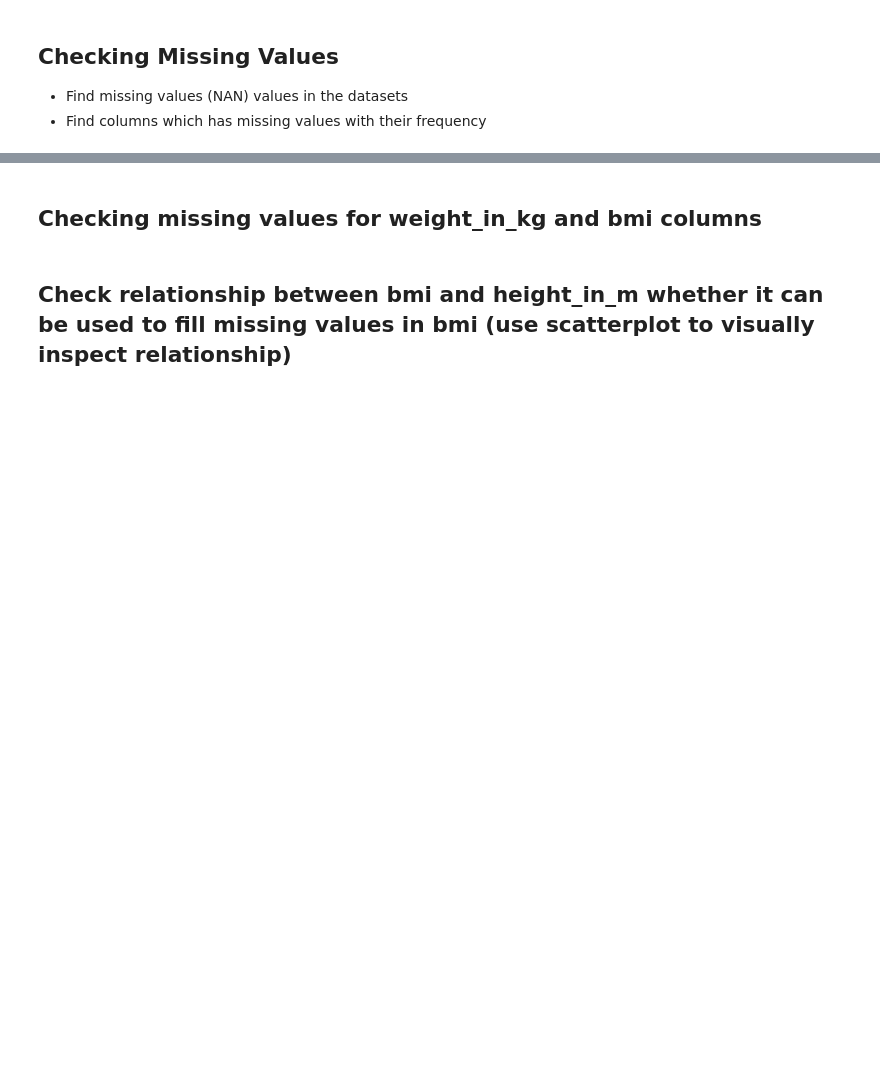
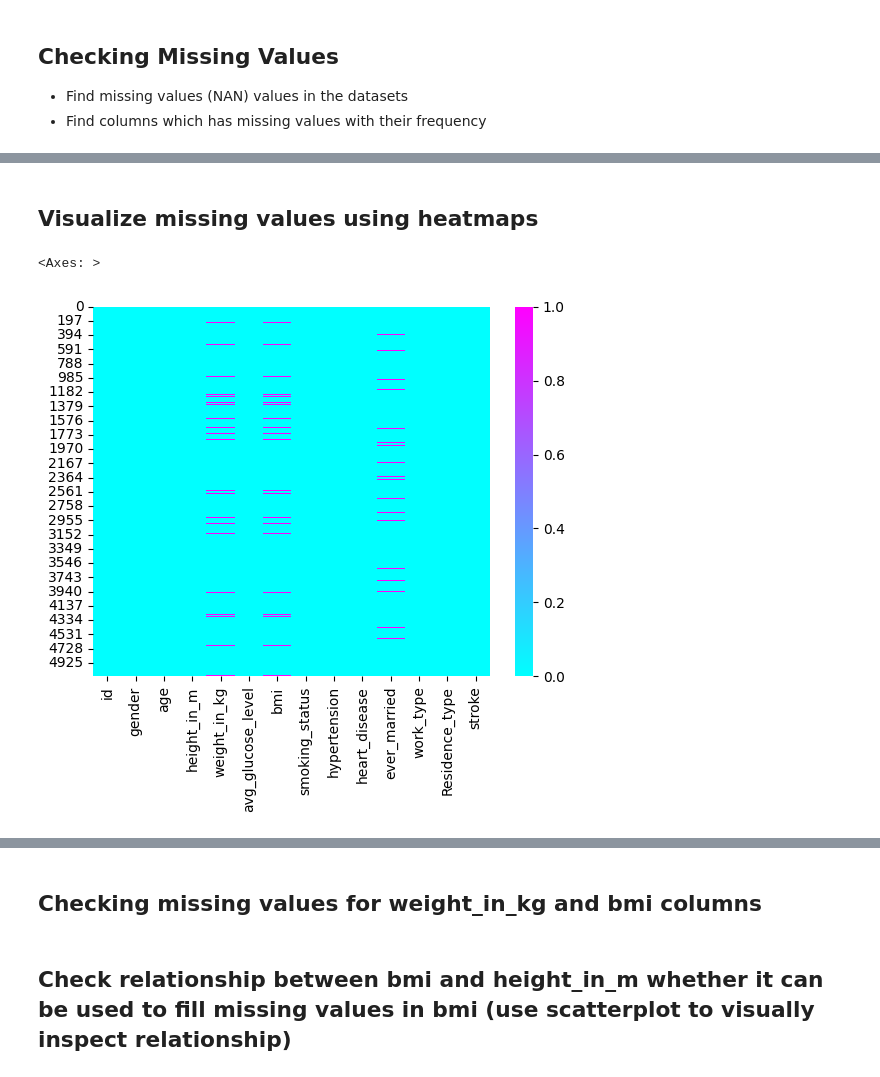
Before and after one commit to Neha-Shrestha/AI-Fellowship-Data-Wrangling, a Jupyter notebook: AI_FELLOWSHIP_Student_Notebook_Pandas_Data_Wrangling.ipynb, the cells around one changed output, grey strips where cells are left out. Cells and saved outputs as stored; diff of their text form; code cells hidden in the pictures; blank space fills up the shorter version.

Commit message:
Data Visualization and Feature Study

```diff
--- a/AI_FELLOWSHIP_Student_Notebook_Pandas_Data_Wrangling.ipynb
+++ b/AI_FELLOWSHIP_Student_Notebook_Pandas_Data_Wrangling.ipynb
@@ -374,3 +423,5 @@ df.loc[(df['gender']=="Female") & (df['smoking_status']=="smokes")]
 - Remove all those rows which has duplicate entries
 # %%
 ## write your code here
+df= df[~df.duplicated()]
+print(df.shape)
@@ -382,0 +487,8 @@ df.loc[(df['gender']=="Female") & (df['smoking_status']=="smokes")]
+# %% [markdown]
+## Visualize missing values using heatmaps
+# %%
+## write your code here
+sns.heatmap(df.isnull(), cmap='cool')
+# %% [output]
+<Axes: >
+[figure, added]
```
Also changed, not shown: parts of 25 cells of this notebook.
